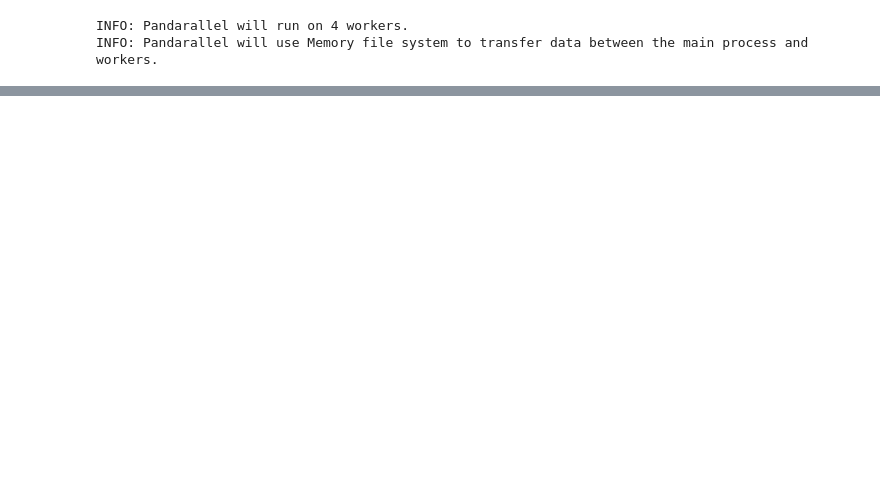
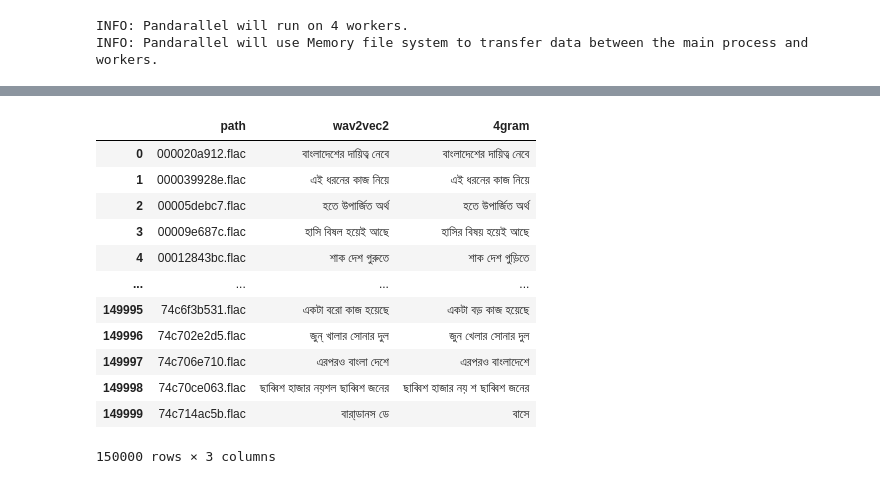
Before and after one commit to mushrafi88/asr_bangla, a Jupyter notebook: bert_corrector/custom_data_for_bert.ipynb, the cells around one changed output, grey strips where cells are left out. Cells and saved outputs as stored; diff of their text form; code cells hidden in the pictures; blank space fills up the shorter version.

```diff
--- a/bert_corrector/custom_data_for_bert.ipynb
+++ b/bert_corrector/custom_data_for_bert.ipynb
@@ -22,0 +196,28 @@ INFO: Pandarallel will use Memory file system to transfer data between the main
+# %%
+df_slr_1 = pd.read_csv('asr_bangla/data/slr_1_60.csv')
+df_slr_2 = pd.read_csv('asr_bangla/data/slr_150_200.csv')
+df_slr_3 = pd.read_csv('asr_bangla/data/slr_60_70.csv')
+df_slr_4 = pd.read_csv('asr_bangla/data/slr_70_80.csv')
+df_slr_5 = pd.read_csv('asr_bangla/data/slr_80_90.csv')
+df_slr_6 = pd.read_csv('asr_bangla/data/slr_90_100.csv')
+# %%
+df_slr_1 = df_slr_1.append([df_slr_2,df_slr_3,df_slr_4,df_slr_5,df_slr_6])
+df_slr_1 = df_slr_1.reset_index(drop=True)
+# %%
+df_slr_1['path'] = df_slr_1.path.apply(lambda x: os.path.basename(str(x)))
+# %%
+df_slr_1
+# %% [output]
+|  | path | wav2vec2 | 4gram |
+| 0 | 000020a912.flac | বাংলাদেশের দায়িত্ব নেবে | বাংলাদেশের দায়িত্ব নেবে |
+| 1 | 000039928e.flac | এই ধরনের কাজ নিয়ে | এই ধরনের কাজ নিয়ে |
+| 2 | 00005debc7.flac | হতে উপার্জিত অর্থ | হতে উপার্জিত অর্থ |
+| 3 | 00009e687c.flac | হাসি বিষল হয়েই আছে | হাসির বিষয় হয়েই আছে |
+| 4 | 00012843bc.flac | শাক দেশ গুরুতে | শাক দেশ গুড়িতে |
+| ... | ... | ... | ... |
+| 149995 | 74c6f3b531.flac | একটা বরো কাজ হয়েছে | একটা বড় কাজ হয়েছে |
+| 149996 | 74c702e2d5.flac | জুন্ খালার সোনার দুল | জুন খেলার সোনার দুল |
+| 149997 | 74c706e710.flac | এরপরও বাংলা দেশে | এরপরও বাংলাদেশে |
+| 149998 | 74c70ce063.flac | ছাব্বিশ হাজার নয়শল ছাব্বিশ জনের | ছাব্বিশ হাজার নয় শ ছাব্বিশ জনের |
+| 149999 | 74c714ac5b.flac | বারা্ডানস ডে | বাসে |
+150000 rows × 3 columns
```
Also changed, not shown: parts of 40 cells of this notebook, 7 other files.
